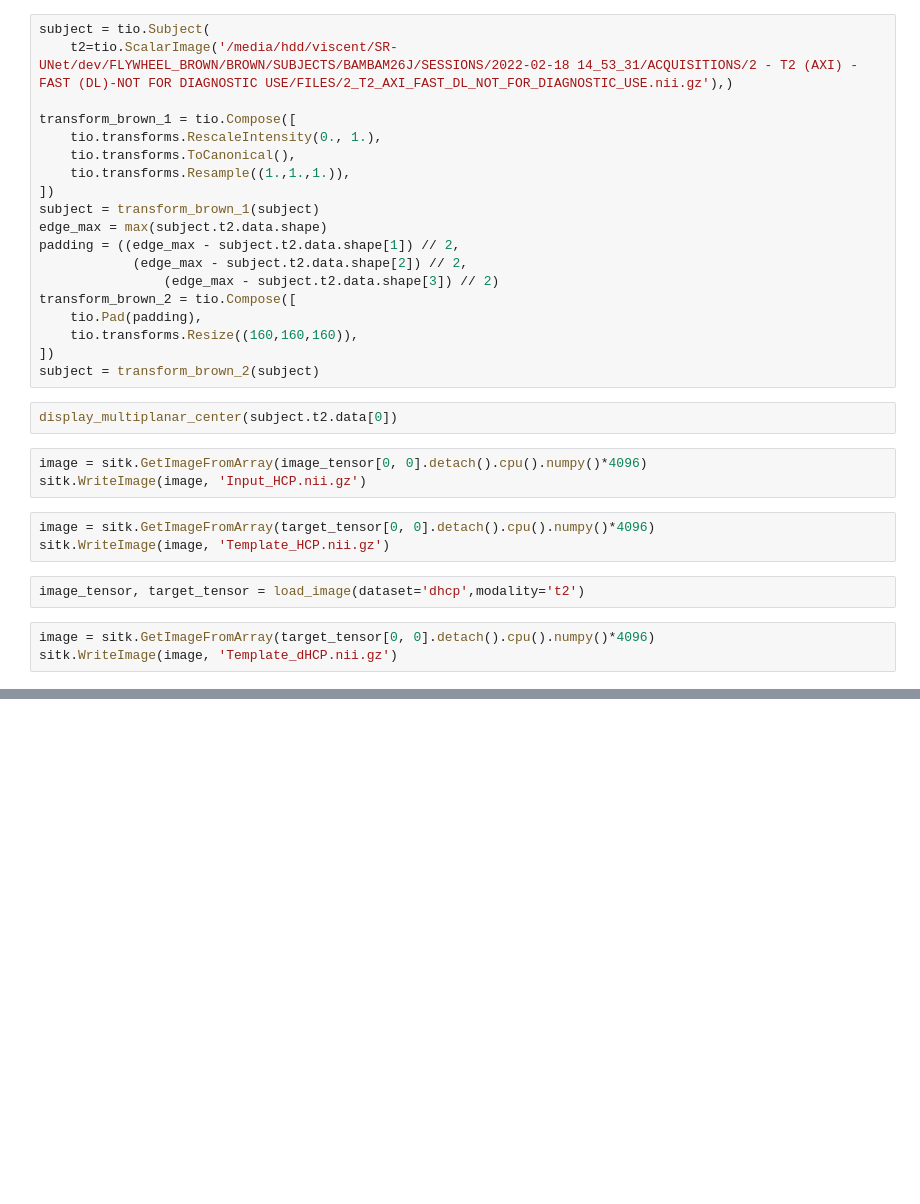
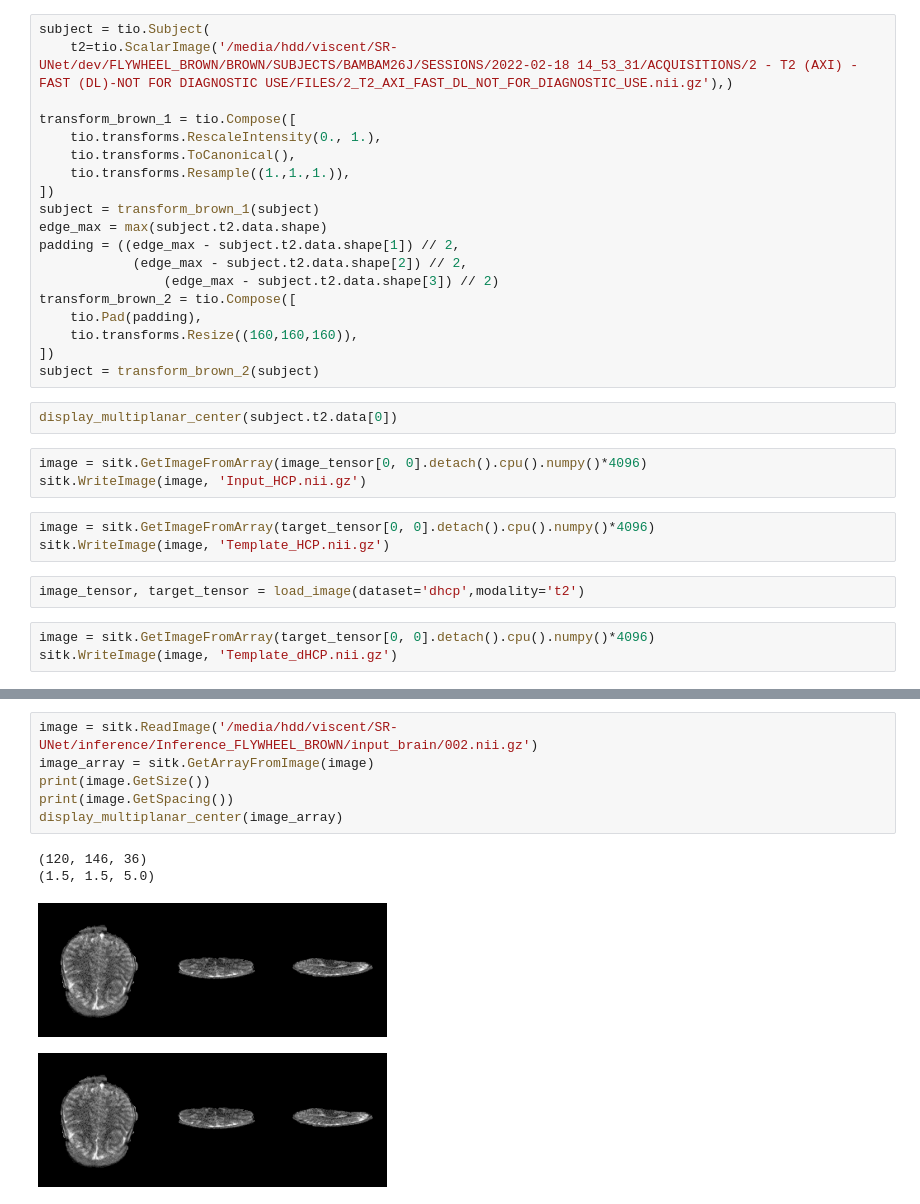
Before and after one commit to ExtremeViscent/SR-UNet, a Jupyter notebook: inference/debug_notebook.ipynb, the cells around one changed output, grey strips where cells are left out. Drawn from its saved outputs; the diff is of its cells as text; blank space fills up the shorter version.

```diff
--- a/inference/debug_notebook.ipynb
+++ b/inference/debug_notebook.ipynb
@@ -52,0 +85,11 @@ sitk.WriteImage(image, 'Template_dHCP.nii.gz')
+# %%
+image = sitk.ReadImage('/media/hdd/viscent/SR-UNet/inference/Inference_FLYWHEEL_BROWN/input_brain/002.nii.gz')
+image_array = sitk.GetArrayFromImage(image)
+print(image.GetSize())
+print(image.GetSpacing())
+display_multiplanar_center(image_array)
+# %% [output]
+(120, 146, 36)
+(1.5, 1.5, 5.0)
+[figure, added]
+[figure, added]
```
Also changed, not shown: parts of 4 cells of this notebook, 7 other files.
